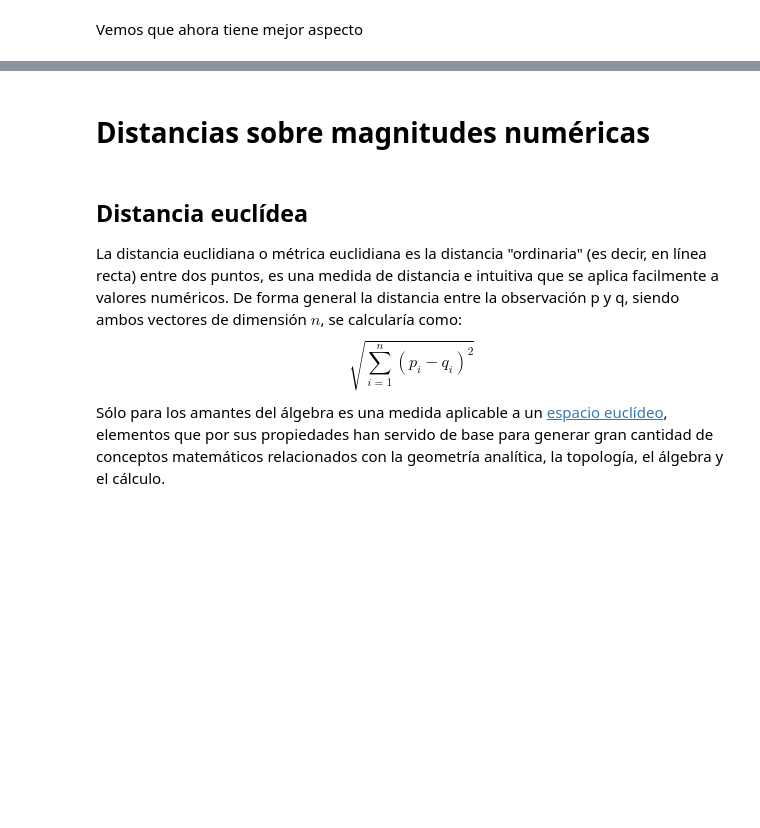
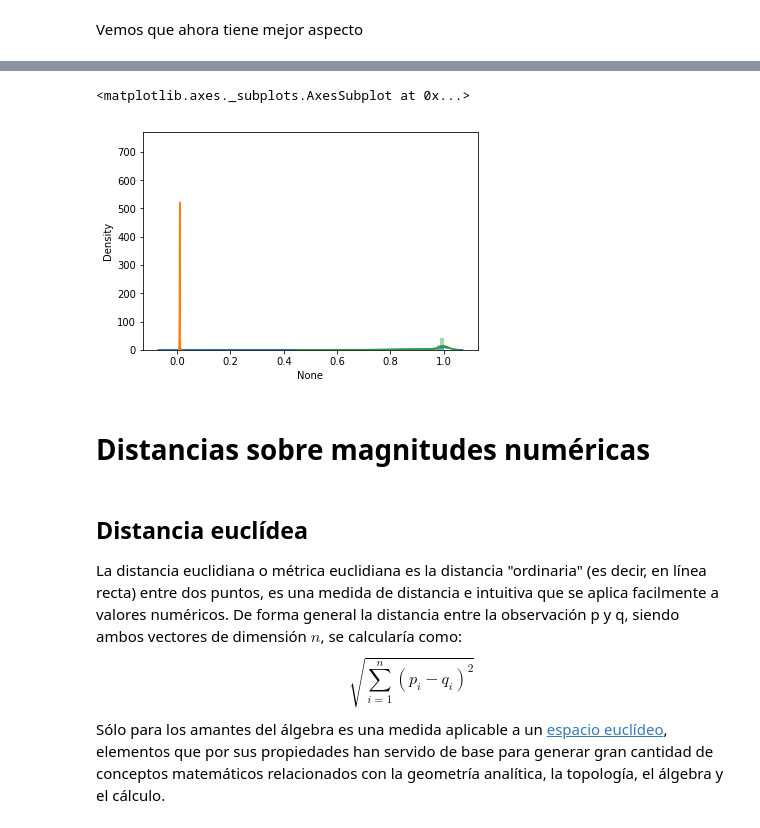
Before and after one commit to davidreyblanco/ml-training, a Jupyter notebook: distances/Distancias y medidas de proximidad.ipynb, the cells around one changed output, grey strips where cells are left out. Saved outputs shown, nothing was run; the diff lists cells and outputs as text; code cells hidden in the pictures; blank space fills up the shorter version.

```diff
--- a/distances/Distancias y medidas de proximidad.ipynb
+++ b/distances/Distancias y medidas de proximidad.ipynb
@@ -169,3 +192,17 @@ sns.distplot([df_students['norm writing score']])
+# %%
+features = ['reading score', 'math score', 'writing score']
+scaler_df = preprocessing.Normalizer(norm='max').fit(df_students[features].values)
+
+normalized_values = scaler_df.transform(df_students[features].values)
+
+normalized_df = pd.DataFrame(normalized_values, columns=features)
+# %%
+sns.distplot([normalized_df['math score']])
+sns.distplot([normalized_df['reading score']])
+sns.distplot([normalized_df['writing score']])
+# %% [output]
+<matplotlib.axes._subplots.AxesSubplot at 0x...>
+[figure, added]
 # %% [markdown]
 # Distancias sobre magnitudes numéricas
 # %% [markdown]
```
Also changed, not shown: parts of 12 cells of this notebook, 3 other files.
